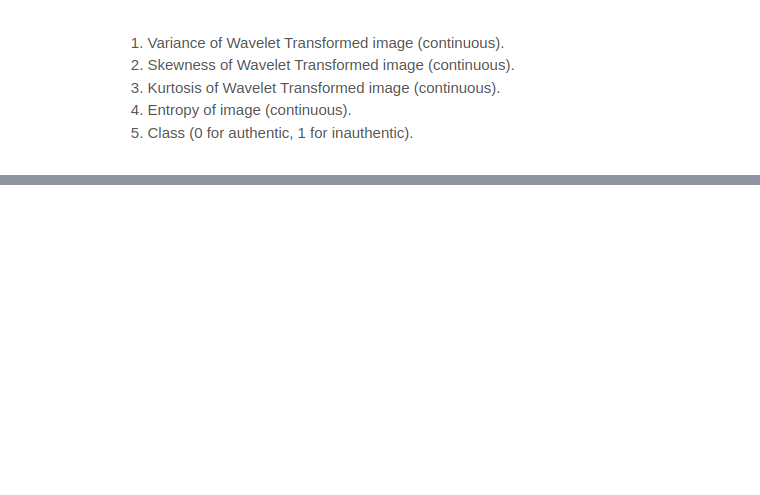
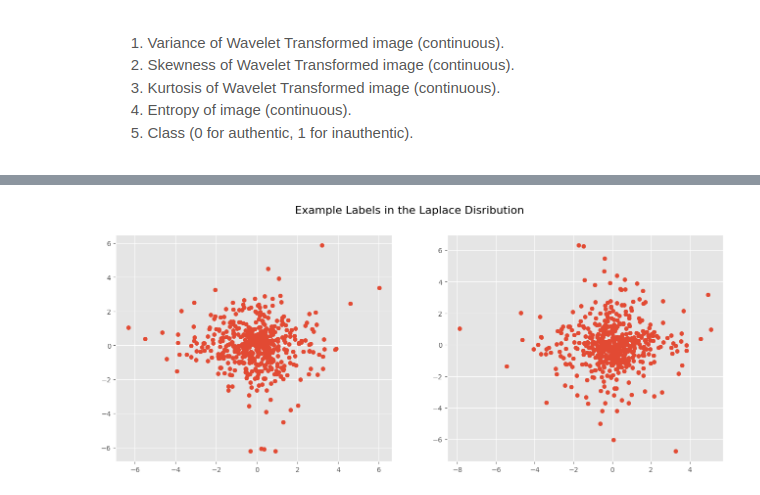
Before and after one commit to aai-institute/USFlows, a Jupyter notebook: examples/BankNoteDatasetExample.ipynb, the cells around one changed output, grey strips where cells are left out. Drawn from its saved outputs; the diff is of its cells as text; code cells hidden in the pictures; blank space fills up the shorter version.

```diff
--- a/examples/BankNoteDatasetExample.ipynb
+++ b/examples/BankNoteDatasetExample.ipynb
@@ -52,5 +68,21 @@ if (0):
   ax1.scatter([item[0,0] for item in distribution_sample], [item[0,1] for item in distribution_sample])
   ax2.scatter([item[0,2] for item in distribution_sample], [item[0,3] for item in distribution_sample])
   plt.show()
+# %%
+from torch.distributions.laplace import Laplace
+
+# Create the laplace distribution
+y_distribution = Laplace(torch.zeros(DATA_DIM, device=DEVICE), torch.ones(DATA_DIM, device=DEVICE))
+
+distribution_sample = [y_distribution.sample().unsqueeze(0).data.cpu().numpy() for x in range(505)]
+
+if (1):
+    fig, (ax1, ax2) = plt.subplots(1, 2, figsize=(16, 6))
+    fig.suptitle("Example Labels in the Laplace Disribution", fontsize=16)
+    ax1.scatter([item[0,0] for item in distribution_sample], [item[0,1] for item in distribution_sample])
+    ax2.scatter([item[0,2] for item in distribution_sample], [item[0,3] for item in distribution_sample])
+    plt.show()
+# %% [output]
+[figure, added]
 # %%
 import torch.nn as nn
```
Also changed, not shown: parts of 15 cells of this notebook, 3 other files.
